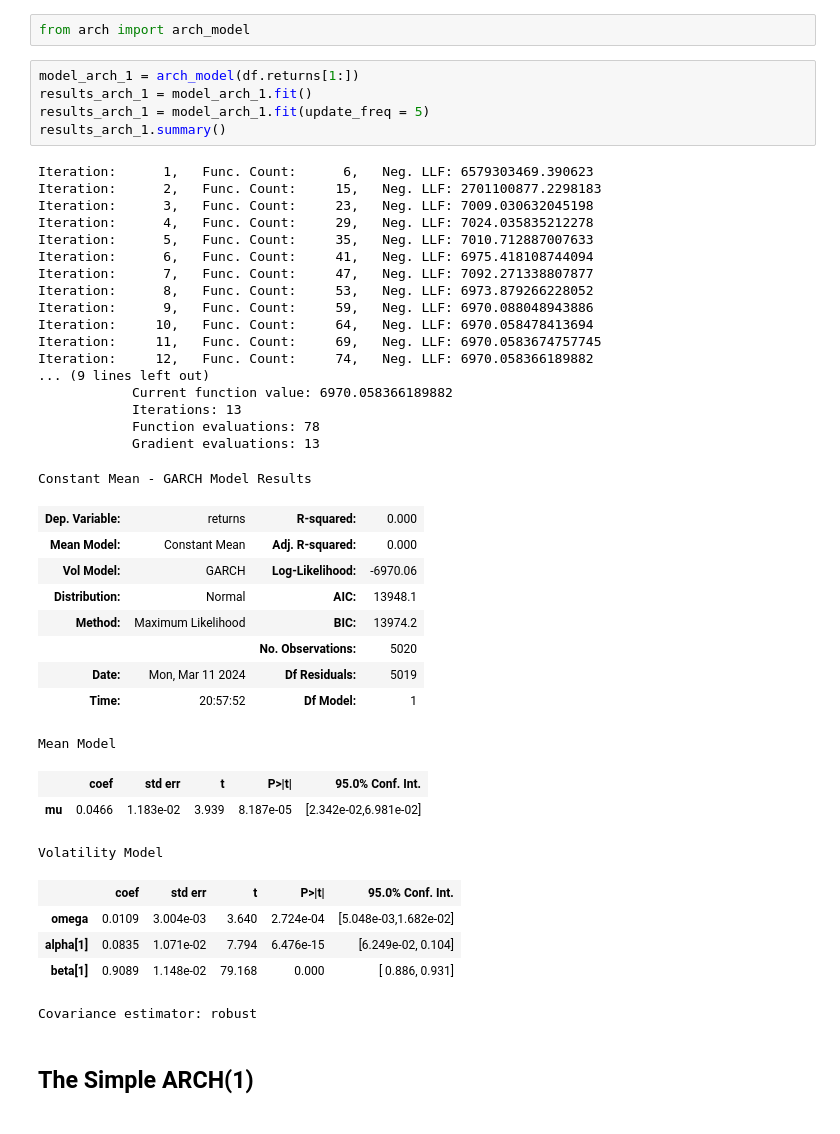
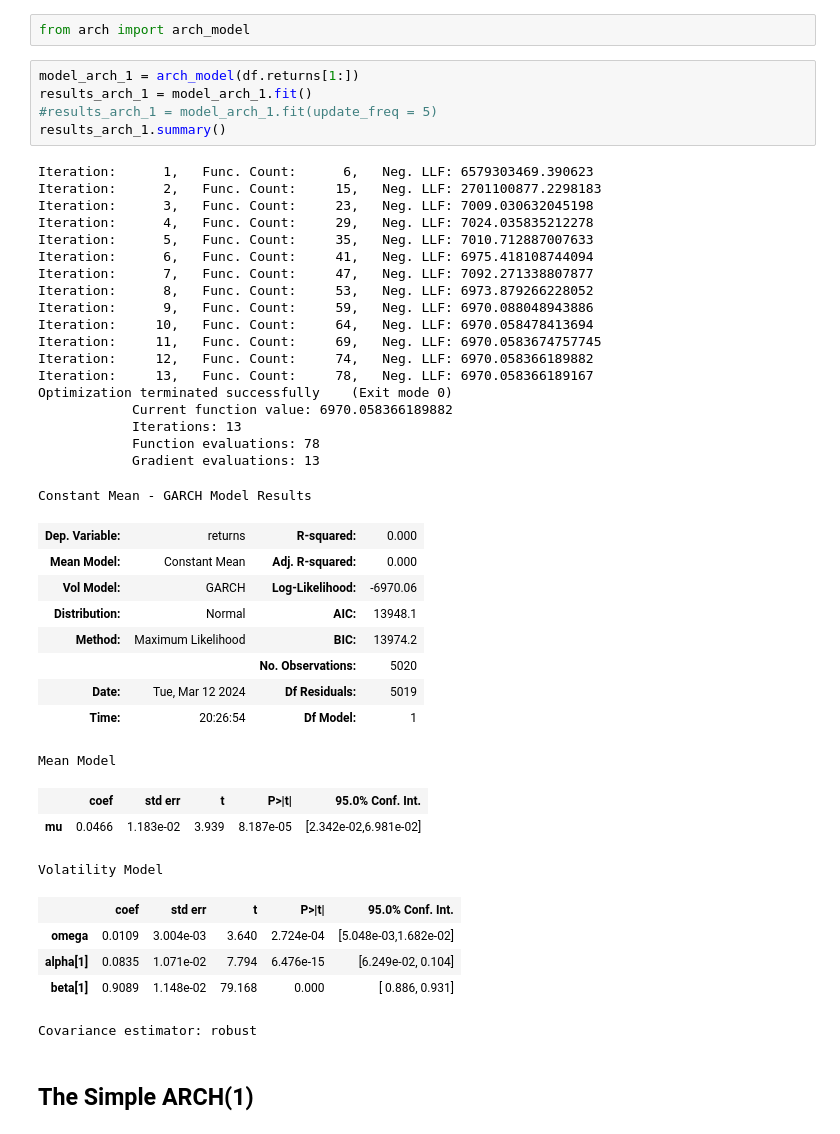
Before and after one commit to davidsosaolea/curso-series-temporales, a Jupyter notebook: 9. ARCH/Python/13_ARCH.ipynb, the cells around one changed output. Cells and saved outputs as stored; diff of their text form.

Commit message:
ARCH

```diff
--- a/9. ARCH/Python/13_ARCH.ipynb
+++ b/9. ARCH/Python/13_ARCH.ipynb
@@ -100,35 +98,36 @@ from arch import arch_model
 # %%
 model_arch_1 = arch_model(df.returns[1:])
 results_arch_1 = model_arch_1.fit()
-results_arch_1 = model_arch_1.fit(update_freq = 5)
+#results_arch_1 = model_arch_1.fit(update_freq = 5)
 results_arch_1.summary()
 # %% [output]
 Iteration:      1,   Func. Count:      6,   Neg. LLF: 6579303469.390623
 Iteration:      2,   Func. Count:     15,   Neg. LLF: 2701100877.2298183
 Iteration:      3,   Func. Count:     23,   Neg. LLF: 7009.030632045198
 Iteration:      4,   Func. Count:     29,   Neg. LLF: 7024.035835212278
 Iteration:      5,   Func. Count:     35,   Neg. LLF: 7010.712887007633
 Iteration:      6,   Func. Count:     41,   Neg. LLF: 6975.418108744094
 Iteration:      7,   Func. Count:     47,   Neg. LLF: 7092.271338807877
 Iteration:      8,   Func. Count:     53,   Neg. LLF: 6973.879266228052
 Iteration:      9,   Func. Count:     59,   Neg. LLF: 6970.088048943886
 Iteration:     10,   Func. Count:     64,   Neg. LLF: 6970.058478413694
 Iteration:     11,   Func. Count:     69,   Neg. LLF: 6970.0583674757745
 Iteration:     12,   Func. Count:     74,   Neg. LLF: 6970.058366189882
-... (9 lines left out)
+Iteration:     13,   Func. Count:     78,   Neg. LLF: 6970.058366189167
+Optimization terminated successfully    (Exit mode 0)
             Current function value: 6970.058366189882
             Iterations: 13
             Function evaluations: 78
             Gradient evaluations: 13
 Constant Mean - GARCH Model Results
 | Dep. Variable: | returns | R-squared: | 0.000 |
 | Mean Model: | Constant Mean | Adj. R-squared: | 0.000 |
 | Vol Model: | GARCH | Log-Likelihood: | -6970.06 |
 | Distribution: | Normal | AIC: | 13948.1 |
 | Method: | Maximum Likelihood | BIC: | 13974.2 |
 |  |  | No. Observations: | 5020 |
-| Date: | Mon, Mar 11 2024 | Df Residuals: | 5019 |
-| Time: | 20:57:52 | Df Model: | 1 |
+| Date: | Tue, Mar 12 2024 | Df Residuals: | 5019 |
+| Time: | 20:26:54 | Df Model: | 1 |
 Mean Model
 |  | coef | std err | t | P>|t| | 95.0% Conf. Int. |
 | mu | 0.0466 | 1.183e-02 | 3.939 | 8.187e-05 | [2.342e-02,6.981e-02] |
```
Also changed, not shown: parts of 7 cells of this notebook.
